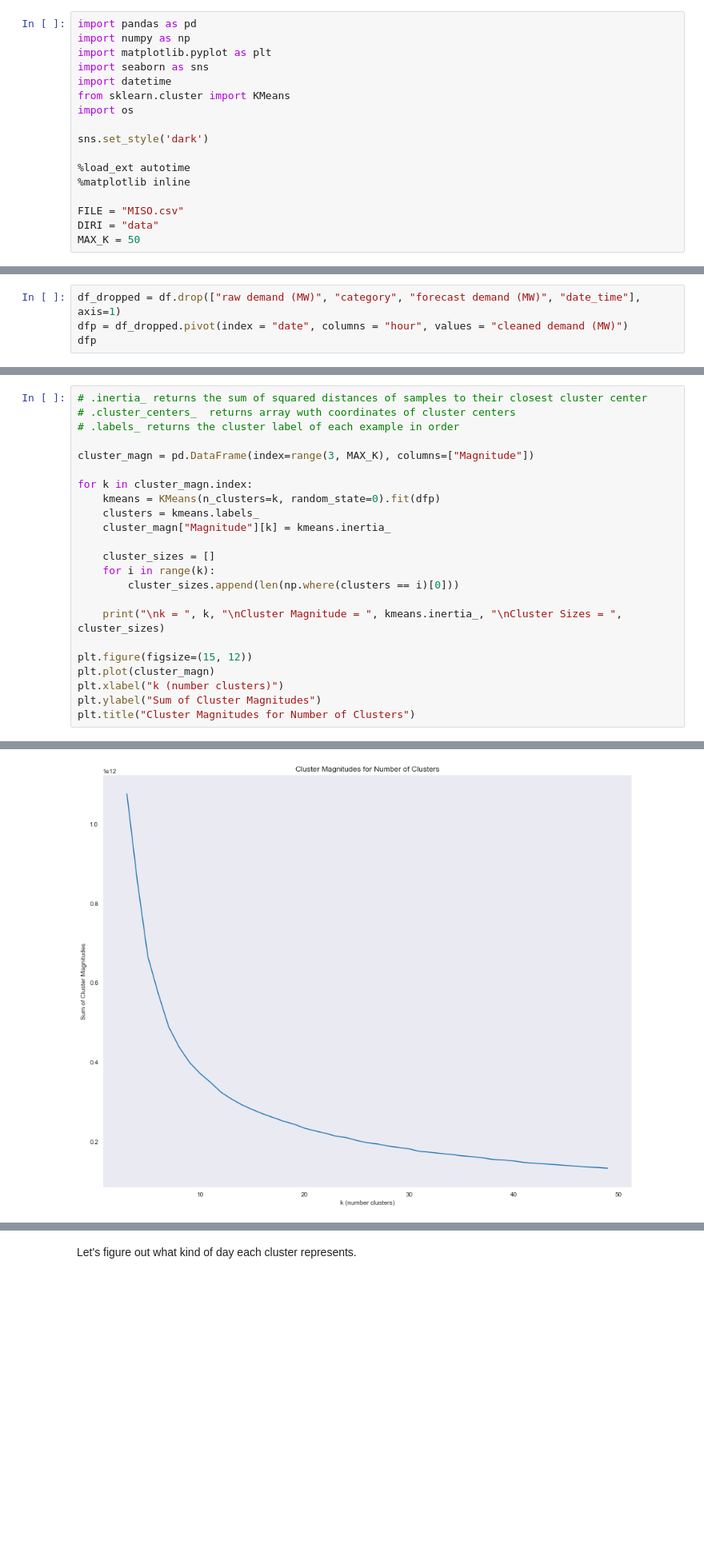
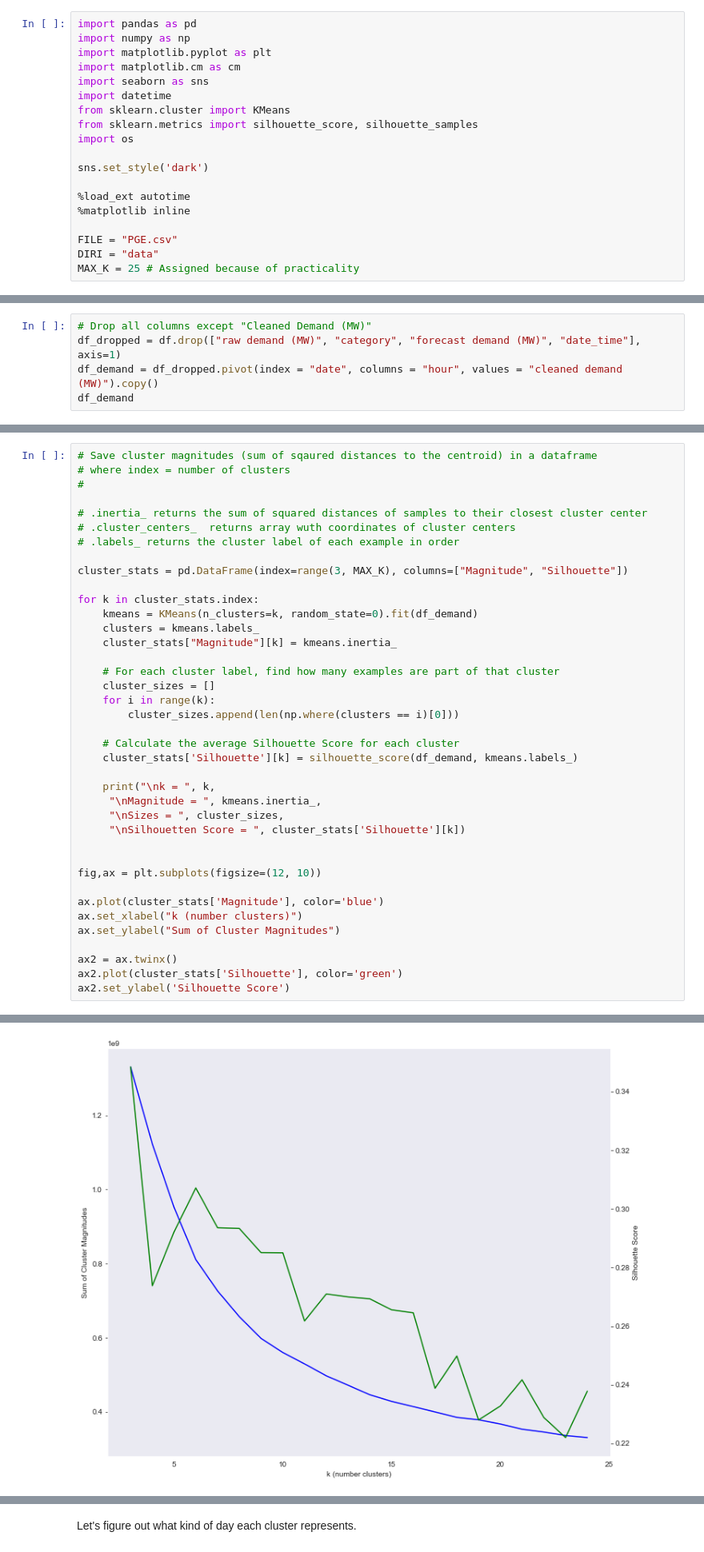
Before and after one commit to jgib124/Energy-Demand-Clustering, a Jupyter notebook: test_clustering.ipynb, the cells around one changed output, grey strips where cells are left out. Shown at 80% size. Saved outputs shown, nothing was run; the diff lists cells and outputs as text; blank space fills up the shorter version.

```diff
--- a/test_clustering.ipynb
+++ b/test_clustering.ipynb
@@ -2,9 +2,11 @@
 import pandas as pd
 import numpy as np
 import matplotlib.pyplot as plt
+import matplotlib.cm as cm
 import seaborn as sns
 import datetime
 from sklearn.cluster import KMeans
+from sklearn.metrics import silhouette_score, silhouette_samples
 import os
 
 sns.set_style('dark')
@@ -12,9 +14,9 @@ sns.set_style('dark')
 %load_ext autotime
 %matplotlib inline
 
-FILE = "MISO.csv"
+FILE = "PGE.csv"
 DIRI = "data"
-MAX_K = 50
+MAX_K = 25 # Assigned because of practicality
 # %% [output]
 The autotime extension is already loaded. To reload it, use:
   %reload_ext autotime
@@ -77,7 +80,8 @@ time: 91.6 ms
 # %%
+# Drop all columns except "Cleaned Demand (MW)"
 df_dropped = df.drop(["raw demand (MW)", "category", "forecast demand (MW)", "date_time"], axis=1)
-dfp = df_dropped.pivot(index = "date", columns = "hour", values = "cleaned demand (MW)")
-dfp
+df_demand = df_dropped.pivot(index = "date", columns = "hour", values = "cleaned demand (MW)").copy()
+df_demand
 # %% [output]
 | hour | 0 | 1 | 2 | 3 | 4 | 5 | 6 | 7 | 8 | 9 | ... | ... |
 | date |  |  |  |  |  |  |  |  |  |  |  | ... |
@@ -97,25 +101,41 @@ time: 59.1 ms
 # %%
+# Save cluster magnitudes (sum of sqaured distances to the centroid) in a dataframe
+# where index = number of clusters
+#
+
 # .inertia_ returns the sum of squared distances of samples to their closest cluster center
 # .cluster_centers_  returns array wuth coordinates of cluster centers
 # .labels_ returns the cluster label of each example in order
 
-cluster_magn = pd.DataFrame(index=range(3, MAX_K), columns=["Magnitude"])
+cluster_stats = pd.DataFrame(index=range(3, MAX_K), columns=["Magnitude", "Silhouette"])
 
-for k in cluster_magn.index:
-    kmeans = KMeans(n_clusters=k, random_state=0).fit(dfp)
+for k in cluster_stats.index:
+    kmeans = KMeans(n_clusters=k, random_state=0).fit(df_demand)
     clusters = kmeans.labels_
-    cluster_magn["Magnitude"][k] = kmeans.inertia_
+    cluster_stats["Magnitude"][k] = kmeans.inertia_
 
+    # For each cluster label, find how many examples are part of that cluster
     cluster_sizes = []
     for i in range(k):
         cluster_sizes.append(len(np.where(clusters == i)[0]))
 
-    print("\nk = ", k, "\nCluster Magnitude = ", kmeans.inertia_, "\nCluster Sizes = ", cluster_sizes)
+    # Calculate the average Silhouette Score for each cluster
+    cluster_stats['Silhouette'][k] = silhouette_score(df_demand, kmeans.labels_)
 
-plt.figure(figsize=(15, 12))
-plt.plot(cluster_magn)
-plt.xlabel("k (number clusters)")
-plt.ylabel("Sum of Cluster Magnitudes")
-plt.title("Cluster Magnitudes for Number of Clusters")
+    print("\nk = ", k,
+     "\nMagnitude = ", kmeans.inertia_,
+     "\nSizes = ", cluster_sizes,
+     "\nSilhouetten Score = ", cluster_stats['Silhouette'][k])
+
+
+fig,ax = plt.subplots(figsize=(12, 10))
+
+ax.plot(cluster_stats['Magnitude'], color='blue')
+ax.set_xlabel("k (number clusters)")
+ax.set_ylabel("Sum of Cluster Magnitudes")
+
+ax2 = ax.twinx()
+ax2.plot(cluster_stats['Silhouette'], color='green')
+ax2.set_ylabel('Silhouette Score')
 # %% [output]
 k =  3
@@ -139 +159 @@ Text(0.5, 1.0, 'Cluster Magnitudes for Number of Clusters')
-[figure, old version]
+[figure, new version]
```
Also changed, not shown: parts of 25 cells of this notebook, 24 other files.
